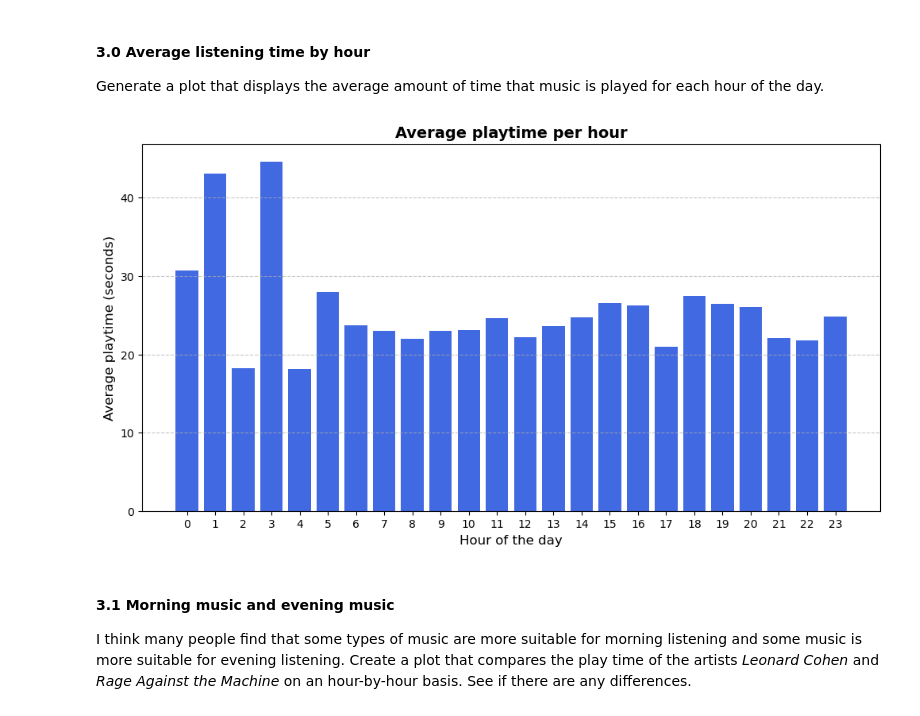
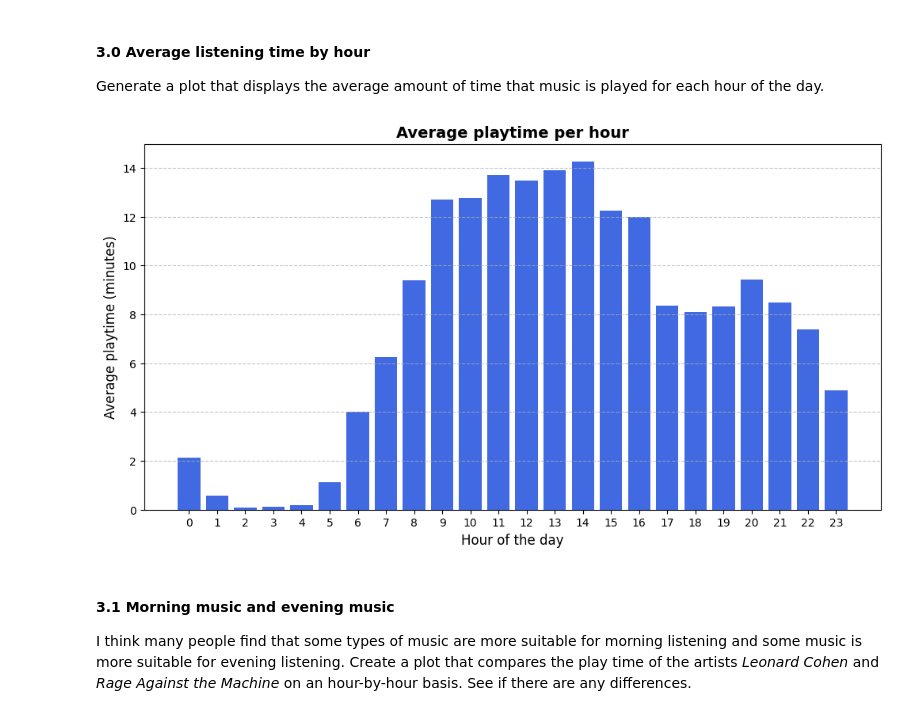
Before and after one commit to jwestpla/DAT200_compulsaries, a Jupyter notebook: CA1/CA1_spotify.ipynb, the cells around one changed output. Saved outputs shown, nothing was run; the diff lists cells and outputs as text; code cells hidden in the pictures.

```diff
--- a/CA1/CA1_spotify.ipynb
+++ b/CA1/CA1_spotify.ipynb
@@ -281,19 +279,22 @@ Generate a plot that displays the average amount of time that music is played fo
 # %%
 avg_time = clean_df[["endTime", "secPlayed"]].copy()
 avg_time["hour"] = avg_time["endTime"].dt.hour  # Extract hour (0-23)
 
-avg_time = avg_time.groupby("hour")["secPlayed"].mean().reset_index()
+avg_time = avg_time.groupby("hour")["secPlayed"].sum().reset_index()
+days = df["endTime"].iloc[-1].dayofyear
+
+avg_time["avgMinPlayed"] = avg_time["secPlayed"] / days / 60
 
 plt.figure(figsize=(12, 6))
-plt.bar(avg_time["hour"], avg_time["secPlayed"], color="royalblue")
+plt.bar(avg_time["hour"], avg_time["avgMinPlayed"], color="royalblue")
 plt.xlabel("Hour of the day", fontsize=12)
-plt.ylabel("Average playtime (seconds)", fontsize=12)
+plt.ylabel("Average playtime (minutes)", fontsize=12)
 plt.title("Average playtime per hour", fontsize=14, fontweight="bold")
 plt.xticks(range(24))
 plt.grid(axis="y", linestyle="--", alpha=0.7)
 plt.show()
 # %% [output]
-[figure, old version]
+[figure, new version]
 # %% [markdown]
 #### 3.1 Morning music and evening music
 I think many people find that some types of music are more suitable for morning listening and some music is more suitable for evening listening. Create a plot that compares the play time of the artists *Leonard Cohen* and *Rage Against the Machine* on an hour-by-hour basis. See if there are any differences.
```
Also changed, not shown: parts of 7 cells of this notebook.
